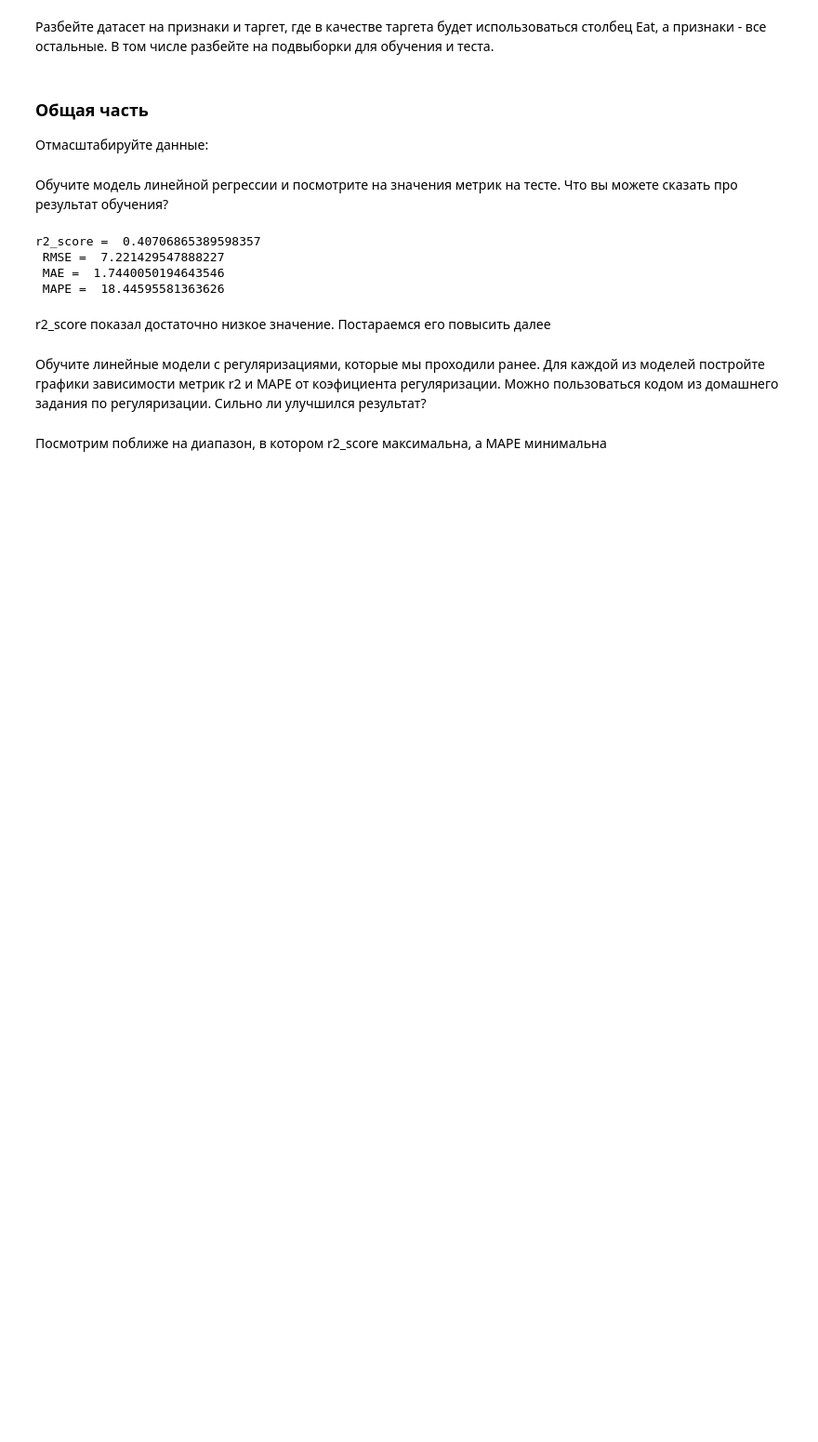
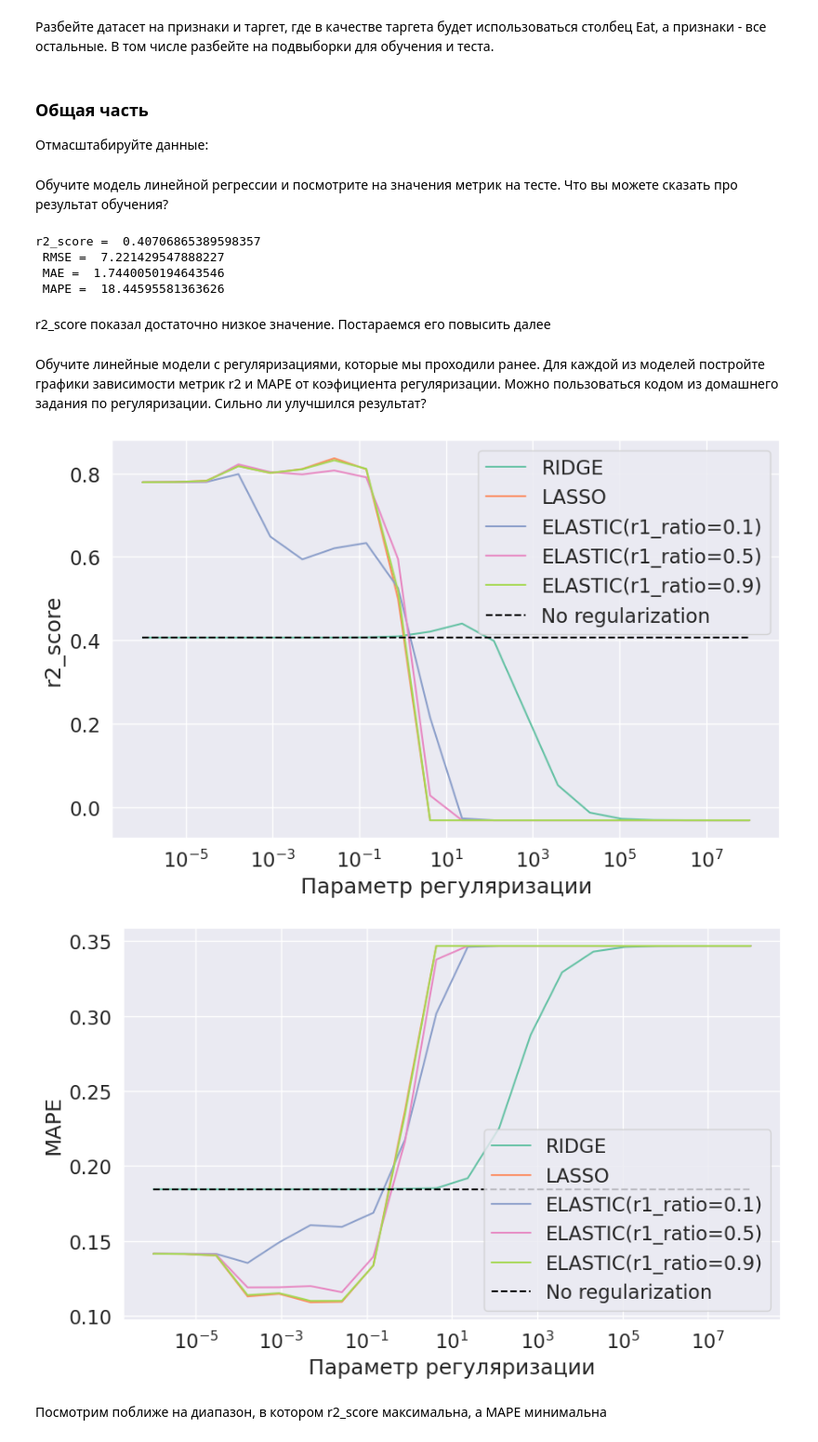
Before and after one commit to egoroz/data_scince_4_sem, a Jupyter notebook: 5/hw5.ipynb, the cells around one changed output. Shown at 93% size. Cells and saved outputs as stored; diff of their text form; code cells hidden in the pictures; blank space fills up the shorter version.

```diff
--- a/5/hw5.ipynb
+++ b/5/hw5.ipynb
@@ -260,8 +260,11 @@ def draw_errors(error, error_name, alphas, X_train, y_train, X_test, y_test):
 # %%
 alphas = np.logspace(-6, 8, 20)
 
-# draw_errors(r2_score, "r2_score", alphas, X_train, y_train, X_test, y_test)
-# draw_errors(mean_absolute_percentage_error, "MAPE", alphas, X_train, y_train, X_test, y_test)
+draw_errors(r2_score, "r2_score", alphas, X_train, y_train, X_test, y_test)
+draw_errors(mean_absolute_percentage_error, "MAPE", alphas, X_train, y_train, X_test, y_test)
+# %% [output]
+[figure, added]
+[figure, added]
 # %% [markdown]
 Посмотрим поближе на диапазон, в котором r2_score максимальна, а MAPE минимальна
 # %%
```
Also changed, not shown: parts of 25 cells of this notebook, 1 other file.
